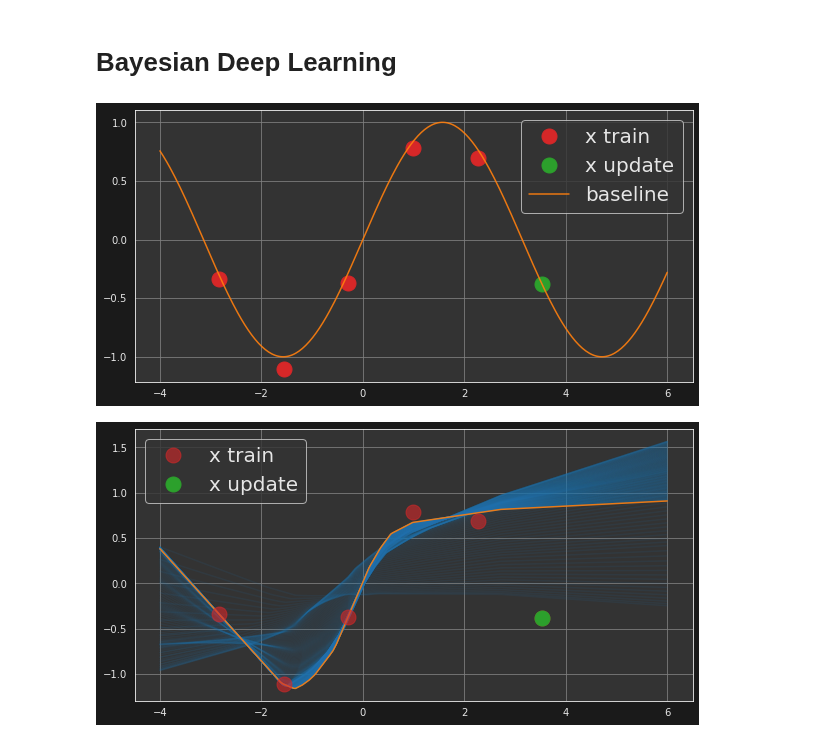
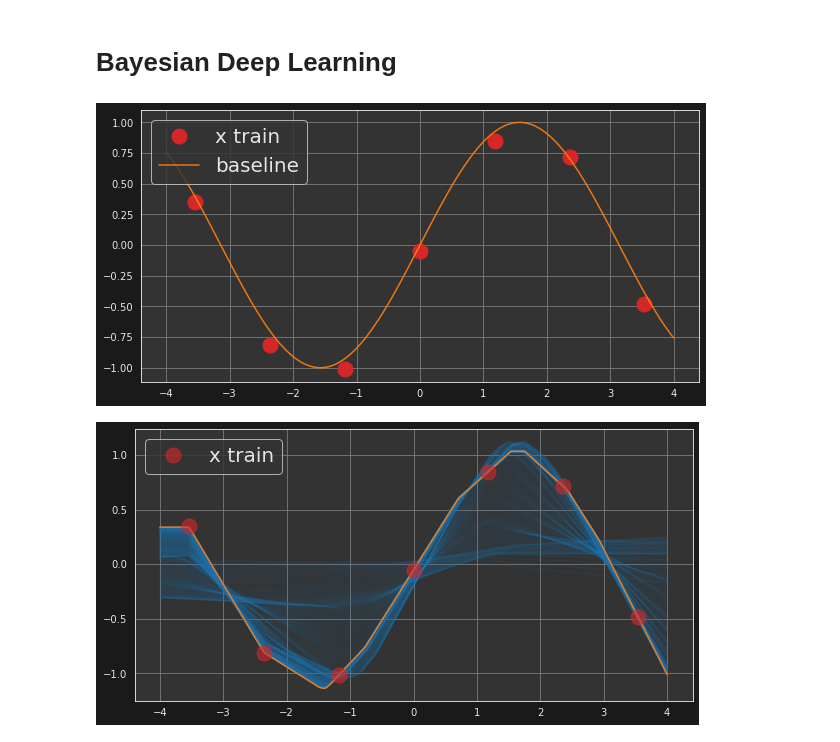
Before and after one commit to grinisrit/noa, a Jupyter notebook: docs/ghmc/bayesian_deep_learning.ipynb, the cells around one changed output. Cells and saved outputs as stored; diff of their text form; code cells hidden in the pictures.

```diff
--- a/docs/ghmc/bayesian_deep_learning.ipynb
+++ b/docs/ghmc/bayesian_deep_learning.ipynb
@@ -22,7 +22,7 @@ sns.set_style('darkgrid',
 bnets = load(name='bayesian_nets',
              sources=['bayesian_nets.cc'],
              extra_include_paths=['../../include'],
-             extra_cflags=['-Wall -Wextra -Wpedantic -O3 -std=c++1z'],
+             extra_cflags=['-Wall -Wextra -Wpedantic -O3 -std=c++17'],
              verbose=False)
 # %%
 class Net(torch.nn.Module):
@@ -46,18 +46,17 @@ net = Net()
 jit_net = torch.jit.script(net)
 jit_net.save('jit_net.pt')
 # %%
-n_tr = 6
+n_tr = 7
 n_val = 300
 
 x_train, y_train, x_val, y_val = bnets.generate_data(n_tr, n_val)
 # %%
 plt.figure(figsize=(10,5))
-plt.plot(x_train[:-1].numpy(), y_train[:-1].numpy(),'.C3',markersize=30, label='x train')
-plt.plot(x_train[-1:].numpy(), y_train[-1:].numpy(),'.C2',markersize=30, label='x update')
+plt.plot(x_train.numpy(), y_train.numpy(),'.C3',markersize=30, label='x train')
 plt.plot(x_val.numpy(),y_val.numpy(),'C1',alpha=0.9, markersize=2, label='baseline')
 
 plt.legend(fontsize=20)
 plt.show()
 # %% [output]
-[figure, old version]
+[figure, new version]
 # %%
@@ -67,9 +66,9 @@ plt.figure(figsize=(10,5))
 plt.plot(x_val.numpy(), adam_preds.numpy().squeeze().T, 'C0',alpha=0.1)
 plt.plot(x_val.numpy(), adam_preds[-1].numpy().squeeze().T, 'C1',alpha=0.9)
 plt.plot(x_train.numpy(), y_train.numpy(),'.C3',markersize=30, label='x train',alpha=0.6)
-plt.plot(x_train[-1:].numpy(), y_train[-1:].numpy(),'.C2',markersize=30, label='x update')
+
 plt.legend(fontsize=20)
 plt.show()
 # %% [output]
-[figure, old version]
+[figure, new version]
 # %%
```
Also changed, not shown: parts of 11 cells of this notebook, 3 other files.
